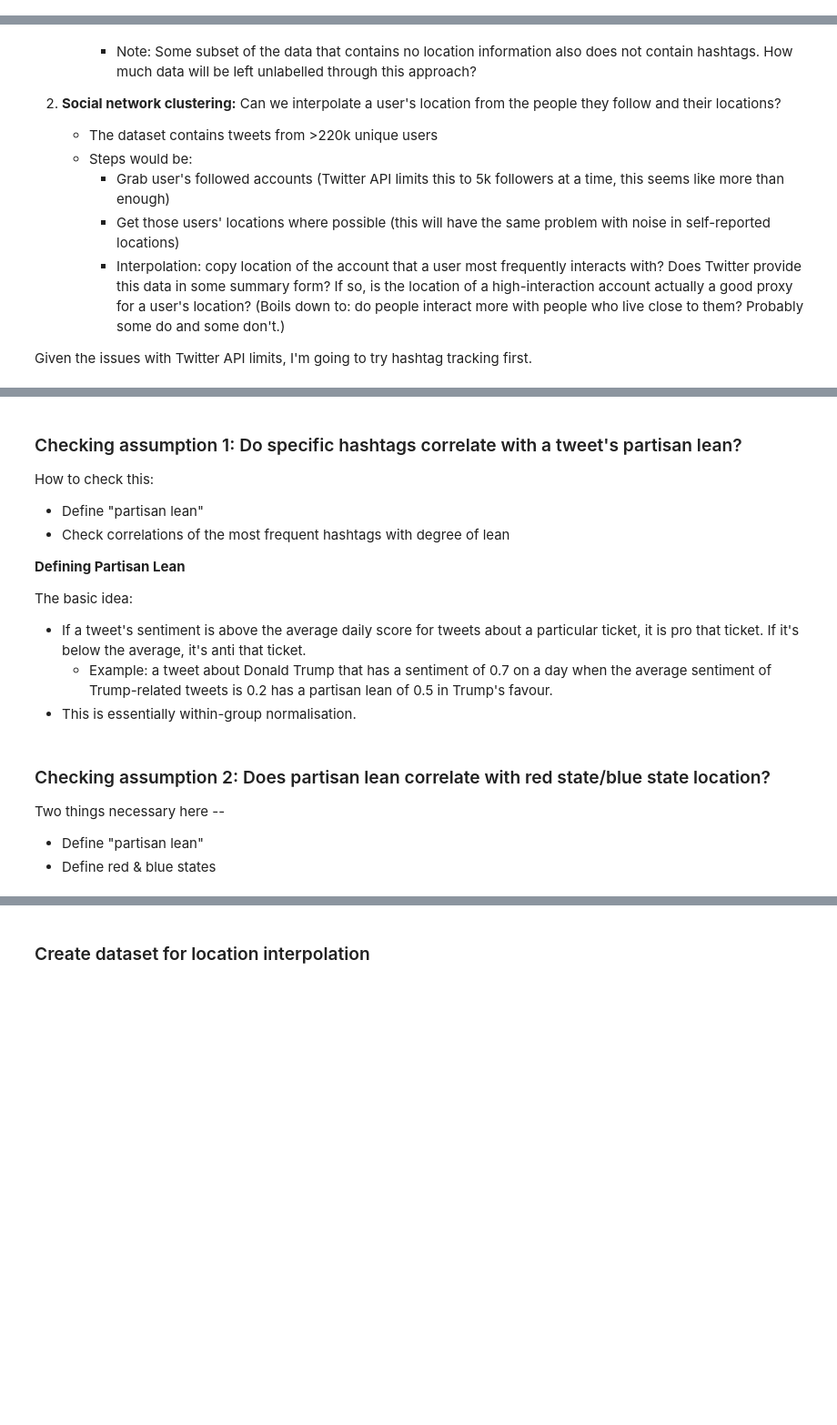
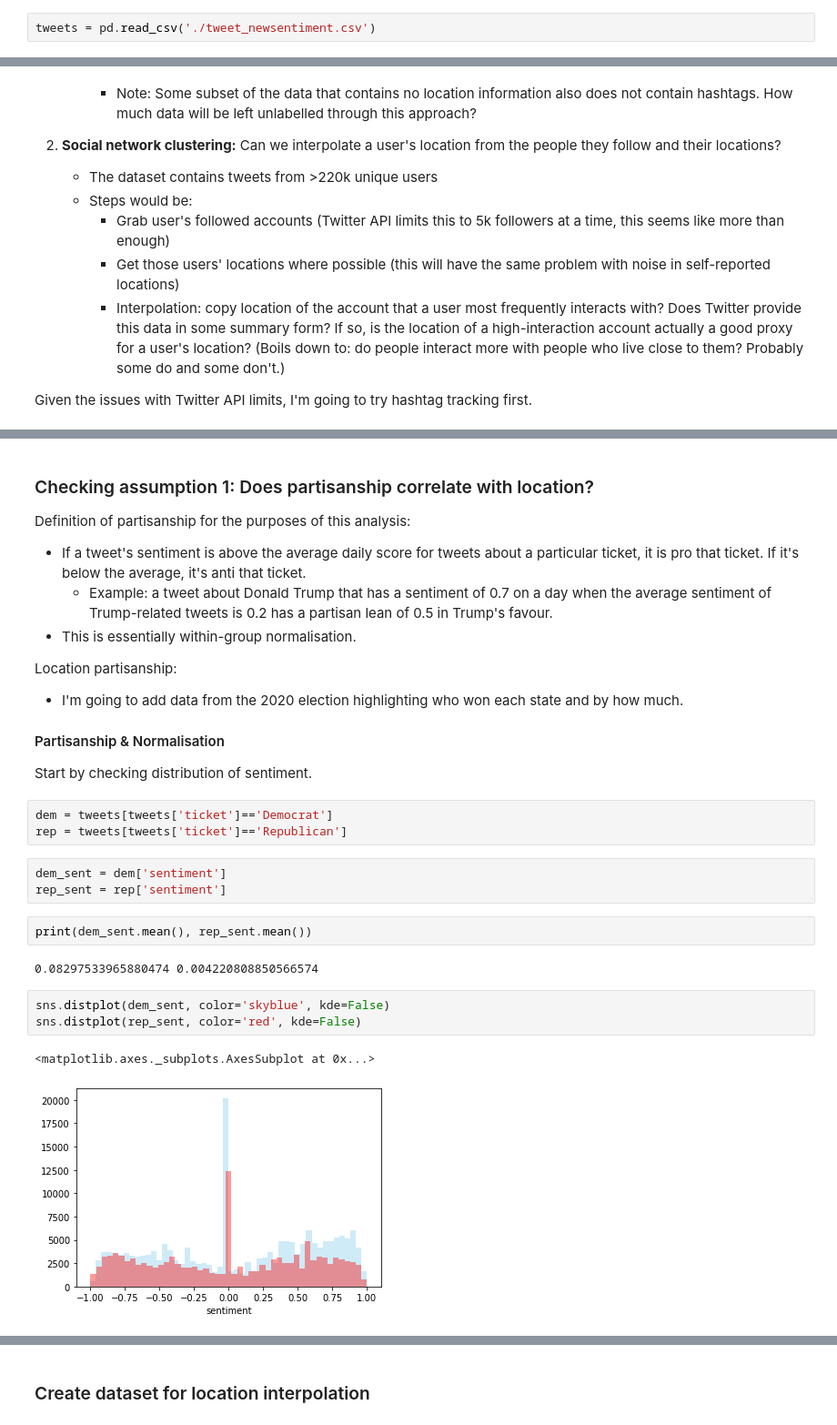
Before and after one commit to lara-ehr/tweet-the-people, a Jupyter notebook: data-analysis/Election_Geolocation_EDA.ipynb, the cells around one changed output, grey strips where cells are left out. Shown at 91% size. Drawn from its saved outputs; the diff is of its cells as text; blank space fills up the shorter version.

Commit message:
added exploration of partisan lean by red state/blue state

```diff
--- a/data-analysis/Election_Geolocation_EDA.ipynb
+++ b/data-analysis/Election_Geolocation_EDA.ipynb
@@ -15,3 +16,5 @@ tweets = pd.read_csv('/Users/laraehrenhofer/Documents/Coding_Projects/git_repos/
+# %%
+tweets = pd.read_csv('./tweet_newsentiment.csv')
 # %% [markdown]
 ## Step 1: Understanding geolocation by numbers
 
@@ -174,23 +178,32 @@ Building the model:
 - Geolocation based on user profile was over 90% accurate. If I can build a model that reaches 80% accuracy of predicting location from hashtags, I'll be happy.
     - Lower threshold chosen because of the Poisson distribution in hashtag frequency, meaning that while some hashtags will have high degree of correlation with location (e.g. #StopTheSteal) less frequent ones will be noisier.
 # %% [markdown]
-### Checking assumption 1: Do specific hashtags correlate with a tweet's partisan lean?
+### Checking assumption 1: Does partisanship correlate with location?
 
-How to check this:
-- Define "partisan lean"
-- Check correlations of the most frequent hashtags with degree of lean
-
-**Defining Partisan Lean**
-
-The basic idea:
-
+Definition of partisanship for the purposes of this analysis:
 - If a tweet's sentiment is above the average daily score for tweets about a particular ticket, it is pro that ticket. If it's below the average, it's anti that ticket.
     - Example: a tweet about Donald Trump that has a sentiment of 0.7 on a day when the average sentiment of Trump-related tweets is 0.2 has a partisan lean of 0.5 in Trump's favour.
 - This is essentially within-group normalisation.
+
+Location partisanship:
+- I'm going to add data from the 2020 election highlighting who won each state and by how much.
+
+#### Partisanship & Normalisation
+
+Start by checking distribution of sentiment.
-# %% [markdown]
-### Checking assumption 2: Does partisan lean correlate with red state/blue state location?
-
-Two things necessary here --
-
-- Define "partisan lean"
-- Define red & blue states
+# %%
+dem = tweets[tweets['ticket']=='Democrat']
+rep = tweets[tweets['ticket']=='Republican']
+# %%
+dem_sent = dem['sentiment']
+rep_sent = rep['sentiment']
+# %%
+print(dem_sent.mean(), rep_sent.mean())
+# %% [output]
+0.08297533965880474 0.004220808850566574
+# %%
+sns.distplot(dem_sent, color='skyblue', kde=False)
+sns.distplot(rep_sent, color='red', kde=False)
+# %% [output]
+<matplotlib.axes._subplots.AxesSubplot at 0x...>
+[figure, added]
```
Also changed, not shown: parts of 26 cells of this notebook.
